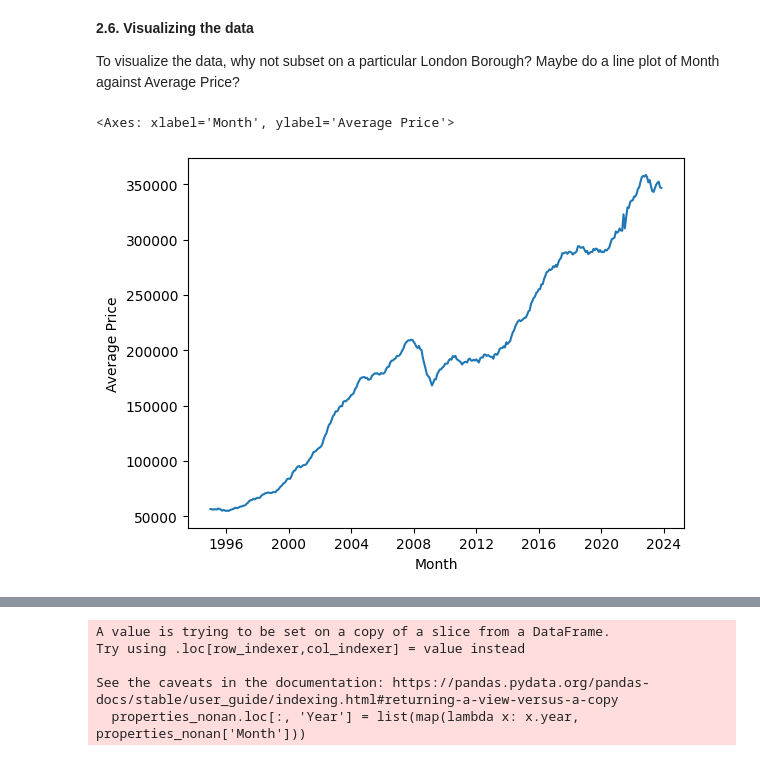
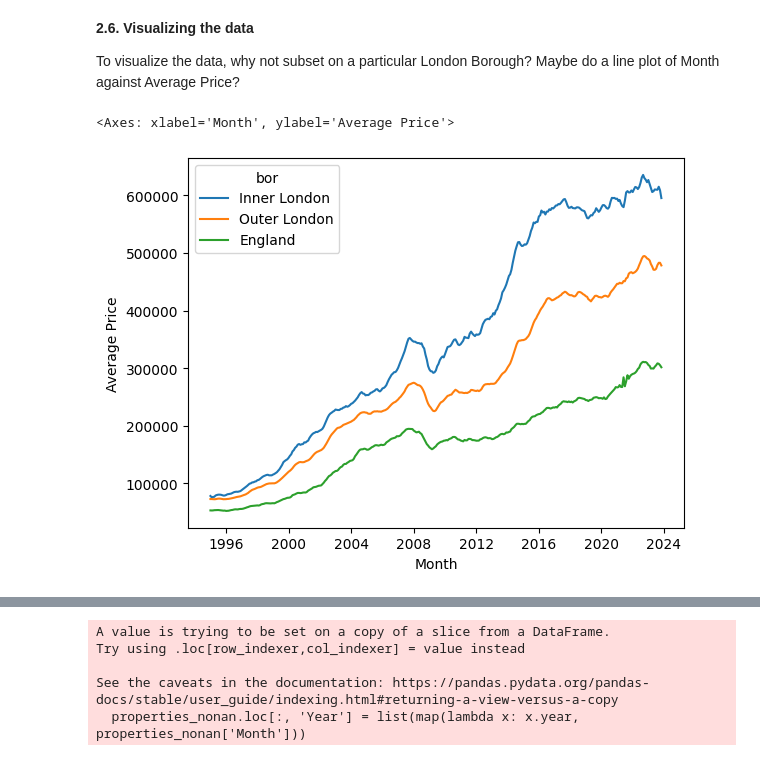
Before and after one commit to kpretz/Springboard, a Jupyter notebook: Unit 4 Challenge - Tier 3.ipynb, the cells around one changed output, grey strips where cells are left out. Cells and saved outputs as stored; diff of their text form; code cells hidden in the pictures.

```diff
--- a/Unit 4 Challenge - Tier 3.ipynb
+++ b/Unit 4 Challenge - Tier 3.ipynb
@@ -258,10 +271,16 @@ dtype: int64
 **2.6. Visualizing the data**
 
 To visualize the data, why not subset on a particular London Borough? Maybe do a line plot of Month against Average Price?
+# %%
+## separate bor names into different groupings (boroughs, regions, inner/outer london, all of england)
+boroughs_list = list(properties.columns[1:34])
+in_out_london_list = list(properties.columns[35:37])
+region_list = list(properties.columns[38:47])
+england_list = list(properties.columns[48::])
 # %%
-##plot month vs average price for the EAST OF ENGLAND borough
-plot_bor = properties_nonan.loc[properties_nonan['bor'] == 'EAST OF ENGLAND']
-sns.lineplot(plot_bor, x='Month', y='Average Price')
+##plot month vs average price for inner and outer london, compared with all of england
+plot_bor = properties_nonan.loc[properties_nonan['bor'].isin(in_out_london_list + england_list)]
+sns.lineplot(plot_bor, x='Month', y='Average Price', hue='bor')
 # %% [output]
 <Axes: xlabel='Month', ylabel='Average Price'>
-[figure, old version]
+[figure, new version]
```
Also changed, not shown: parts of 5 cells of this notebook.
